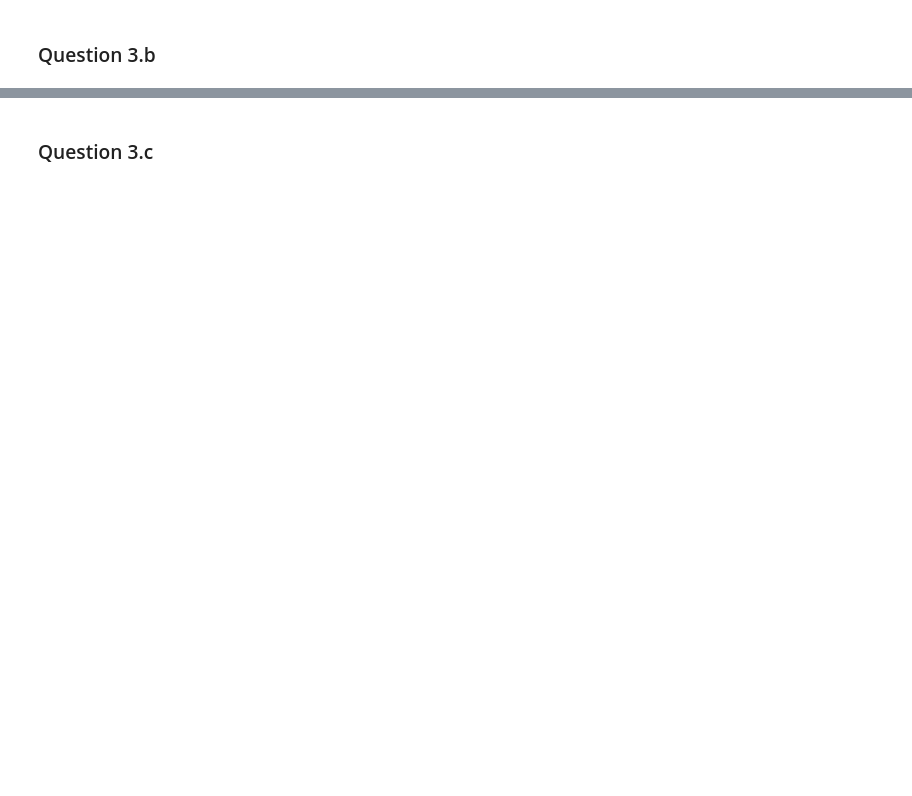
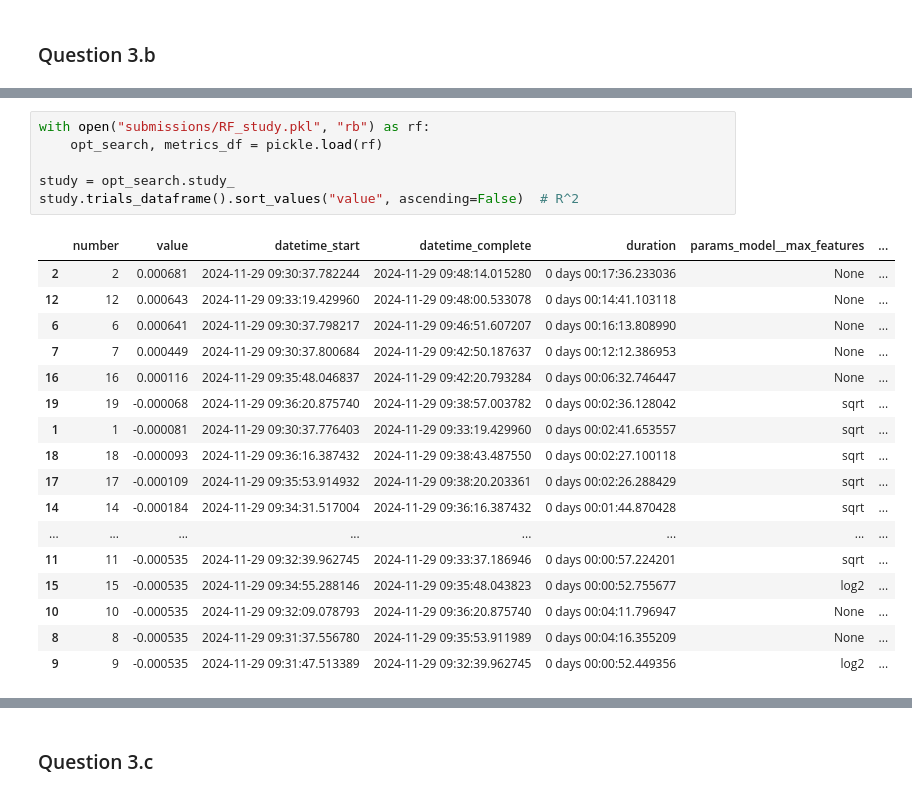
Before and after one commit to 10258392511/MLFIProjects, a Jupyter notebook: InsuranceClaimPred/assignment4_completed.ipynb, the cells around one changed output, grey strips where cells are left out. Cells and saved outputs as stored; diff of their text form; blank space fills up the shorter version.

```diff
--- a/InsuranceClaimPred/assignment4_completed.ipynb
+++ b/InsuranceClaimPred/assignment4_completed.ipynb
@@ -778,0 +885,24 @@ Validation: |
+# %%
+with open("submissions/RF_study.pkl", "rb") as rf:
+    opt_search, metrics_df = pickle.load(rf)
+
+study = opt_search.study_
+study.trials_dataframe().sort_values("value", ascending=False)  # R^2
+# %% [output]
+|  | number | value | datetime_start | datetime_complete | duration | params_model__max_features | ... |
+| 2 | 2 | 0.000681 | 2024-11-29 09:30:37.782244 | 2024-11-29 09:48:14.015280 | 0 days 00:17:36.233036 | None | ... |
+| 12 | 12 | 0.000643 | 2024-11-29 09:33:19.429960 | 2024-11-29 09:48:00.533078 | 0 days 00:14:41.103118 | None | ... |
+| 6 | 6 | 0.000641 | 2024-11-29 09:30:37.798217 | 2024-11-29 09:46:51.607207 | 0 days 00:16:13.808990 | None | ... |
+| 7 | 7 | 0.000449 | 2024-11-29 09:30:37.800684 | 2024-11-29 09:42:50.187637 | 0 days 00:12:12.386953 | None | ... |
+| 16 | 16 | 0.000116 | 2024-11-29 09:35:48.046837 | 2024-11-29 09:42:20.793284 | 0 days 00:06:32.746447 | None | ... |
+| 19 | 19 | -0.000068 | 2024-11-29 09:36:20.875740 | 2024-11-29 09:38:57.003782 | 0 days 00:02:36.128042 | sqrt | ... |
+| 1 | 1 | -0.000081 | 2024-11-29 09:30:37.776403 | 2024-11-29 09:33:19.429960 | 0 days 00:02:41.653557 | sqrt | ... |
+| 18 | 18 | -0.000093 | 2024-11-29 09:36:16.387432 | 2024-11-29 09:38:43.487550 | 0 days 00:02:27.100118 | sqrt | ... |
+| 17 | 17 | -0.000109 | 2024-11-29 09:35:53.914932 | 2024-11-29 09:38:20.203361 | 0 days 00:02:26.288429 | sqrt | ... |
+| 14 | 14 | -0.000184 | 2024-11-29 09:34:31.517004 | 2024-11-29 09:36:16.387432 | 0 days 00:01:44.870428 | sqrt | ... |
+| ... | ... | ... | ... | ... | ... | ... | ... |
+| 11 | 11 | -0.000535 | 2024-11-29 09:32:39.962745 | 2024-11-29 09:33:37.186946 | 0 days 00:00:57.224201 | sqrt | ... |
+| 15 | 15 | -0.000535 | 2024-11-29 09:34:55.288146 | 2024-11-29 09:35:48.043823 | 0 days 00:00:52.755677 | log2 | ... |
+| 10 | 10 | -0.000535 | 2024-11-29 09:32:09.078793 | 2024-11-29 09:36:20.875740 | 0 days 00:04:11.796947 | None | ... |
+| 8 | 8 | -0.000535 | 2024-11-29 09:31:37.556780 | 2024-11-29 09:35:53.911989 | 0 days 00:04:16.355209 | None | ... |
+| 9 | 9 | -0.000535 | 2024-11-29 09:31:47.513389 | 2024-11-29 09:32:39.962745 | 0 days 00:00:52.449356 | log2 | ... |
```
Also changed, not shown: parts of 21 cells of this notebook, 3 other files.
